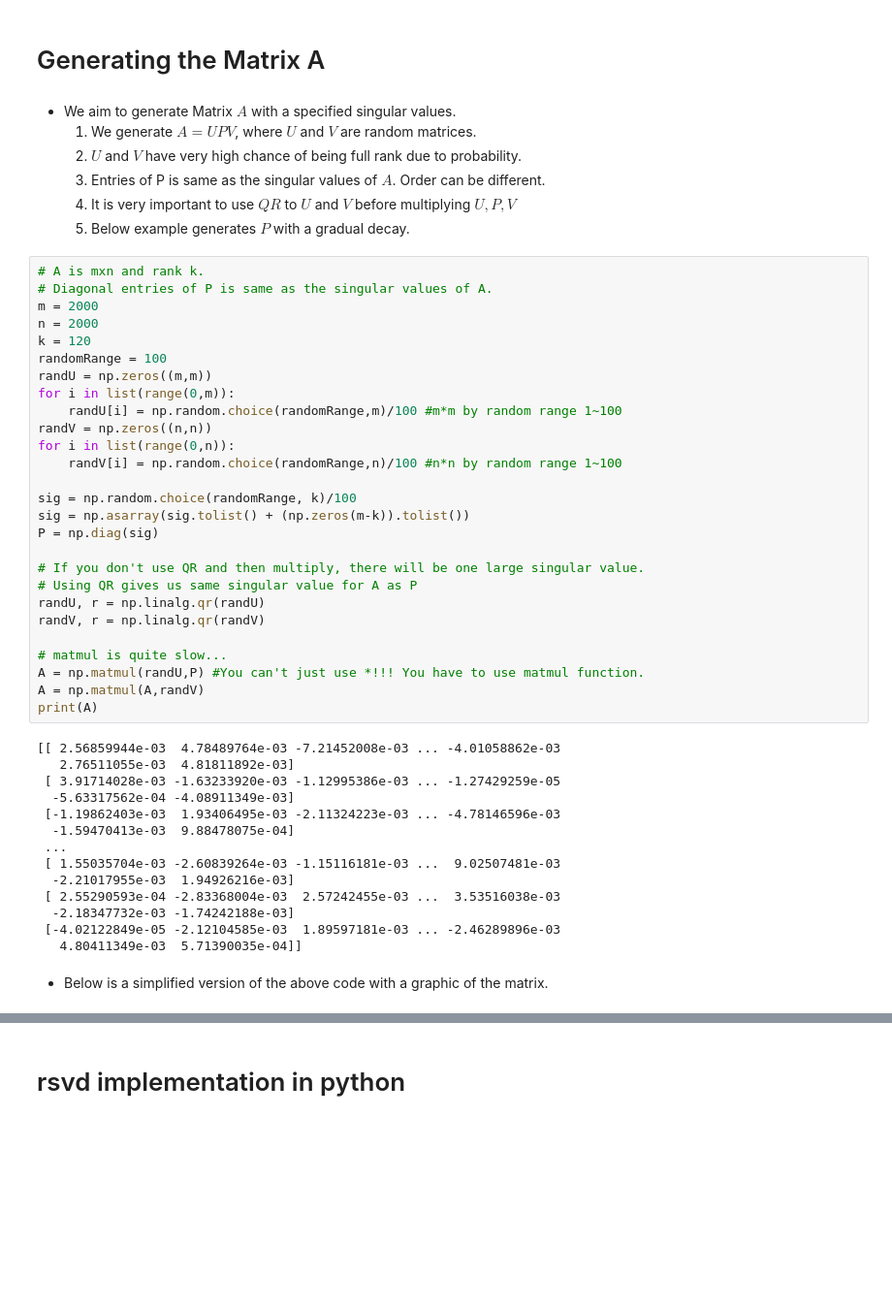
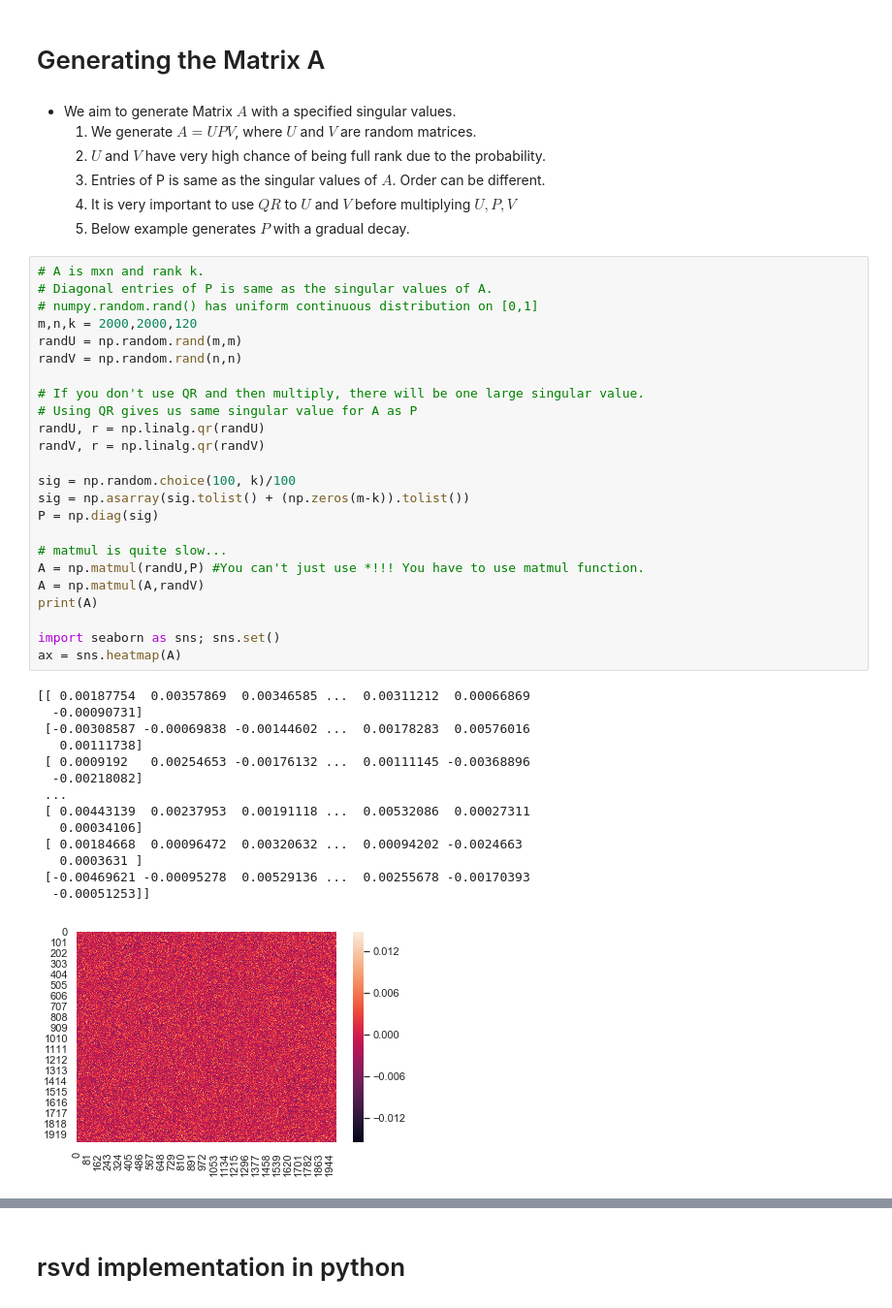
Before and after one commit to seho0808/randomizedSVD, a Jupyter notebook: rsvd in python.ipynb, the cells around one changed output, grey strips where cells are left out. Shown at 97% size. Cells and saved outputs as stored; diff of their text form; blank space fills up the shorter version.

```diff
--- a/rsvd in python.ipynb
+++ b/rsvd in python.ipynb
@@ -12,50 +12,46 @@ import time
 # %% [markdown]
 * We aim to generate Matrix $A$ with a specified singular values.
     1. We generate $A = UPV$, where $U$ and $V$ are random matrices.
-    2. $U$ and $V$ have very high chance of being full rank due to probability.
+    2. $U$ and $V$ have very high chance of being full rank due to the probability.
     3. Entries of P is same as the singular values of $A$. Order can be different.
     4. It is very important to use $QR$ to $U$ and $V$ before multiplying $U,P,V$
     5. Below example generates $P$ with a gradual decay.
 # %%
 # A is mxn and rank k.
 # Diagonal entries of P is same as the singular values of A.
-m = 2000
-n = 2000
-k = 120
-randomRange = 100
-randU = np.zeros((m,m))
-for i in list(range(0,m)):
-    randU[i] = np.random.choice(randomRange,m)/100 #m*m by random range 1~100
-randV = np.zeros((n,n))
-for i in list(range(0,n)):
-    randV[i] = np.random.choice(randomRange,n)/100 #n*n by random range 1~100
-
-sig = np.random.choice(randomRange, k)/100
-sig = np.asarray(sig.tolist() + (np.zeros(m-k)).tolist())
-P = np.diag(sig)
+# numpy.random.rand() has uniform continuous distribution on [0,1]
+m,n,k = 2000,2000,120
+randU = np.random.rand(m,m)
+randV = np.random.rand(n,n)
 
 # If you don't use QR and then multiply, there will be one large singular value.
 # Using QR gives us same singular value for A as P
 randU, r = np.linalg.qr(randU)
 randV, r = np.linalg.qr(randV)
 
+sig = np.random.choice(100, k)/100
+sig = np.asarray(sig.tolist() + (np.zeros(m-k)).tolist())
+P = np.diag(sig)
+
 # matmul is quite slow...
 A = np.matmul(randU,P) #You can't just use *!!! You have to use matmul function.
 A = np.matmul(A,randV)
 print(A)
+
+import seaborn as sns; sns.set()
+ax = sns.heatmap(A)
 # %% [output]
-[[ 2.56859944e-03  4.78489764e-03 -7.21452008e-03 ... -4.01058862e-03
-   2.76511055e-03  4.81811892e-03]
- [ 3.91714028e-03 -1.63233920e-03 -1.12995386e-03 ... -1.27429259e-05
-  -5.63317562e-04 -4.08911349e-03]
- [-1.19862403e-03  1.93406495e-03 -2.11324223e-03 ... -4.78146596e-03
-  -1.59470413e-03  9.88478075e-04]
+[[ 0.00187754  0.00357869  0.00346585 ...  0.00311212  0.00066869
+  -0.00090731]
+ [-0.00308587 -0.00069838 -0.00144602 ...  0.00178283  0.00576016
+   0.00111738]
+ [ 0.0009192   0.00254653 -0.00176132 ...  0.00111145 -0.00368896
+  -0.00218082]
  ...
- [ 1.55035704e-03 -2.60839264e-03 -1.15116181e-03 ...  9.02507481e-03
-  -2.21017955e-03  1.94926216e-03]
- [ 2.55290593e-04 -2.83368004e-03  2.57242455e-03 ...  3.53516038e-03
-  -2.18347732e-03 -1.74242188e-03]
- [-4.02122849e-05 -2.12104585e-03  1.89597181e-03 ... -2.46289896e-03
-   4.80411349e-03  5.71390035e-04]]
+ [ 0.00443139  0.00237953  0.00191118 ...  0.00532086  0.00027311
+   0.00034106]
+ [ 0.00184668  0.00096472  0.00320632 ...  0.00094202 -0.0024663
+   0.0003631 ]
+ [-0.00469621 -0.00095278  0.00529136 ...  0.00255678 -0.00170393
+  -0.00051253]]
+[figure, added]
-# %% [markdown]
-* Below is a simplified version of the above code with a graphic of the matrix.
```
Also changed, not shown: parts of 15 cells of this notebook.
